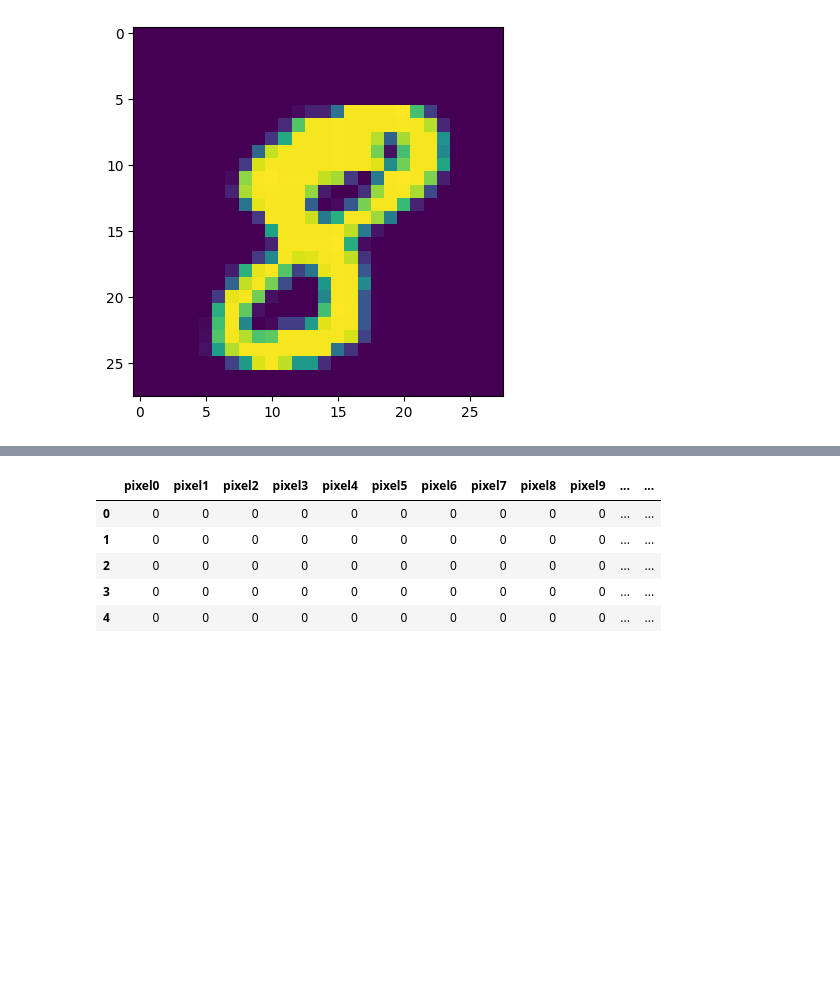
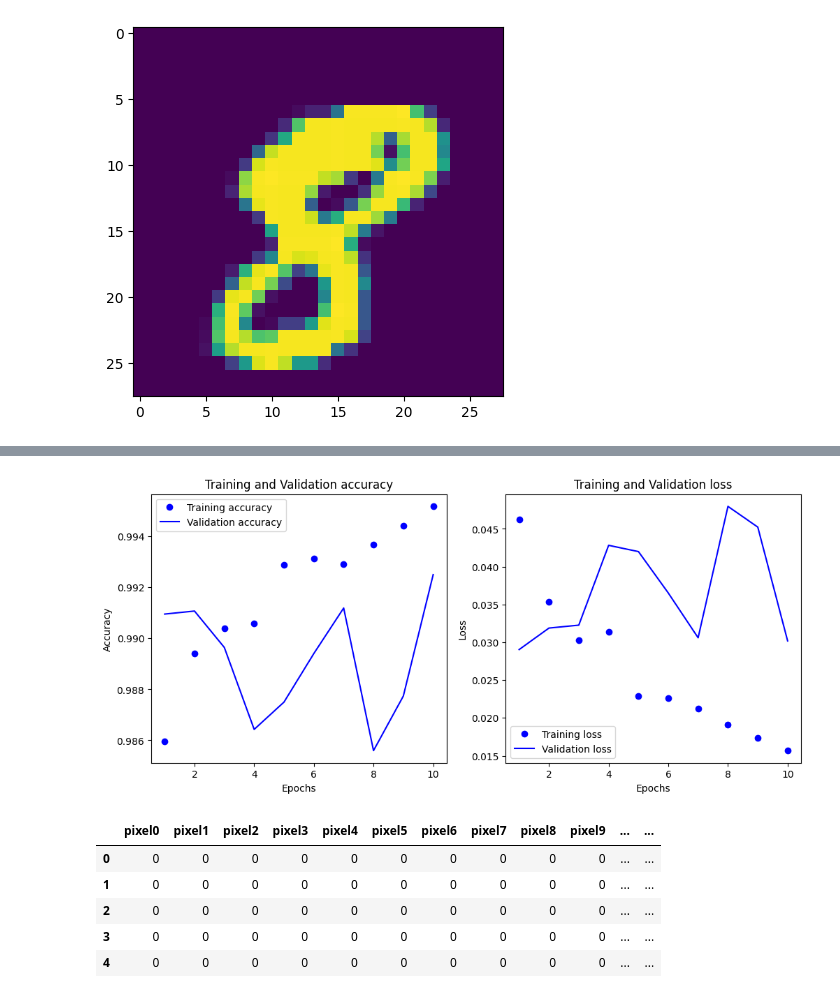
Before and after one commit to ignasiialemany/kaggles, a Jupyter notebook: MIST_digit_recognizer.ipynb, the cells around one changed output, grey strips where cells are left out. Drawn from its saved outputs; the diff is of its cells as text; code cells hidden in the pictures; blank space fills up the shorter version.

```diff
--- a/MIST_digit_recognizer.ipynb
+++ b/MIST_digit_recognizer.ipynb
@@ -167,0 +169,5 @@ KeyboardInterrupt:
+# %%
+history_nodataaugmentation = model.fit(
+    train_generator,
+    epochs=10,
+    validation_data=validation_generator)
@@ -200,3 +227,35 @@ plt.show()
+# %%
+import matplotlib.pyplot as plt
+
+# Accessing the history data
+acc = history_nodataaugmentation.history['accuracy']
+val_acc = history_nodataaugmentation.history['val_accuracy']
+loss = history_nodataaugmentation.history['loss']
+val_loss = history_nodataaugmentation.history['val_loss']
+epochs = range(1, len(acc) + 1)
+
+# Plot training and validation accuracy
+plt.figure(figsize=(12, 5))
+plt.subplot(1, 2, 1)
+plt.plot(epochs, acc, 'bo', label='Training accuracy')
+plt.plot(epochs, val_acc, 'b', label='Validation accuracy')
+plt.title('Training and Validation accuracy')
+plt.xlabel('Epochs')
+plt.ylabel('Accuracy')
+plt.legend()
+
+# Plot training and validation loss
+plt.subplot(1, 2, 2)
+plt.plot(epochs, loss, 'bo', label='Training loss')
+plt.plot(epochs, val_loss, 'b', label='Validation loss')
+plt.title('Training and Validation loss')
+plt.xlabel('Epochs')
+plt.ylabel('Loss')
+plt.legend()
+
+plt.show()
+# %% [output]
+[figure, added]
 # %%
 data_test = pd.read_csv("/kaggle/input/digit-recognizer/test.csv")
 data_test.head()
```
Also changed, not shown: parts of 8 cells of this notebook.
